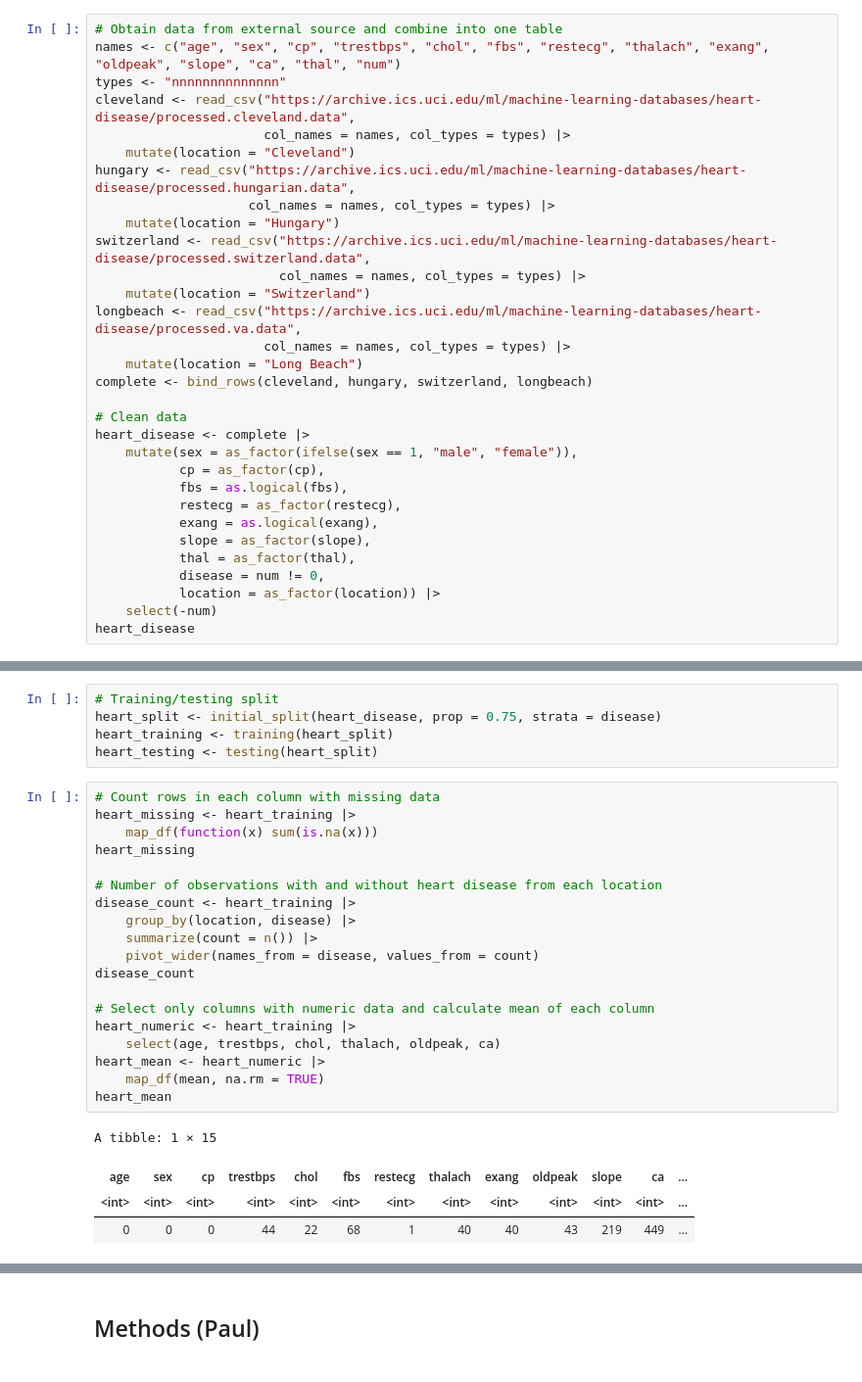
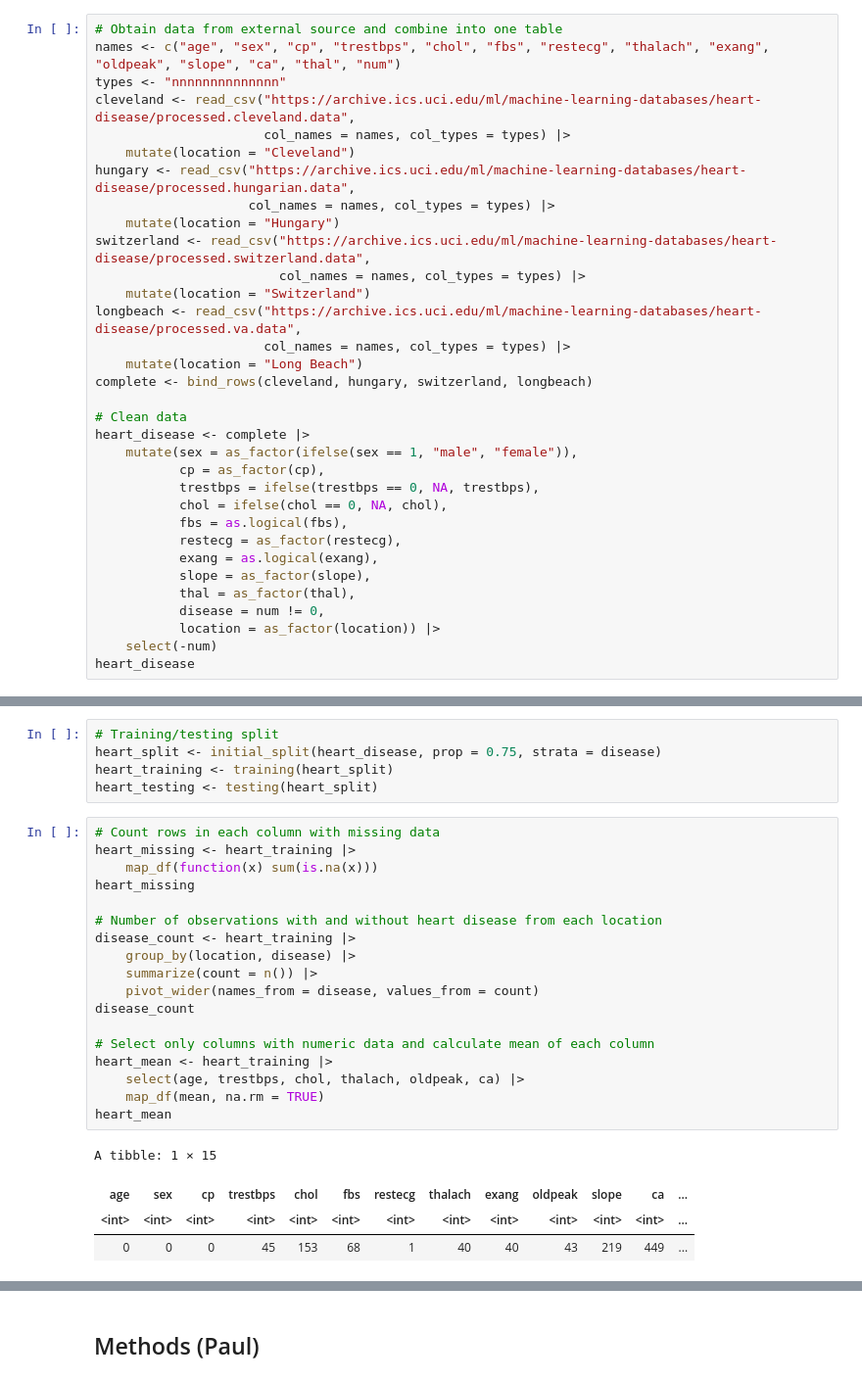
Before and after one commit to HUCKLEandtheSTALKER/DSCI100-jupyter-worksheets, a Jupyter notebook: project-proposal.ipynb, the cells around one changed output, grey strips where cells are left out. Shown at 98% size. Drawn from its saved outputs; the diff is of its cells as text.

```diff
--- a/project-proposal.ipynb
+++ b/project-proposal.ipynb
@@ -57,6 +57,8 @@ complete <- bind_rows(cleveland, hungary, switzerland, longbeach)
 heart_disease <- complete |>
     mutate(sex = as_factor(ifelse(sex == 1, "male", "female")),
            cp = as_factor(cp),
+           trestbps = ifelse(trestbps == 0, NA, trestbps),
+           chol = ifelse(chol == 0, NA, chol),
            fbs = as.logical(fbs),
            restecg = as_factor(restecg),
            exang = as.logical(exang),
@@ -93,27 +95,26 @@ heart_testing <- testing(heart_split)
 # %%
 # Count rows in each column with missing data
 heart_missing <- heart_training |>
     map_df(function(x) sum(is.na(x)))
 heart_missing
 
 # Number of observations with and without heart disease from each location
 disease_count <- heart_training |>
     group_by(location, disease) |>
     summarize(count = n()) |>
     pivot_wider(names_from = disease, values_from = count)
 disease_count
 
 # Select only columns with numeric data and calculate mean of each column
-heart_numeric <- heart_training |>
-    select(age, trestbps, chol, thalach, oldpeak, ca)
-heart_mean <- heart_numeric |>
+heart_mean <- heart_training |>
+    select(age, trestbps, chol, thalach, oldpeak, ca) |>
     map_df(mean, na.rm = TRUE)
 heart_mean
 # %% [output]
 A tibble: 1 × 15
 | age | sex | cp | trestbps | chol | fbs | restecg | thalach | exang | oldpeak | slope | ca | ... |
 | <int> | <int> | <int> | <int> | <int> | <int> | <int> | <int> | <int> | <int> | <int> | <int> | ... |
-| 0 | 0 | 0 | 44 | 22 | 68 | 1 | 40 | 40 | 43 | 219 | 449 | ... |
+| 0 | 0 | 0 | 45 | 153 | 68 | 1 | 40 | 40 | 43 | 219 | 449 | ... |
 `summarise()` has grouped output by 'location'. You can override using the
 `.groups` argument.
 A grouped_df: 4 × 3
```
Also changed, not shown: parts of 3 cells of this notebook.
